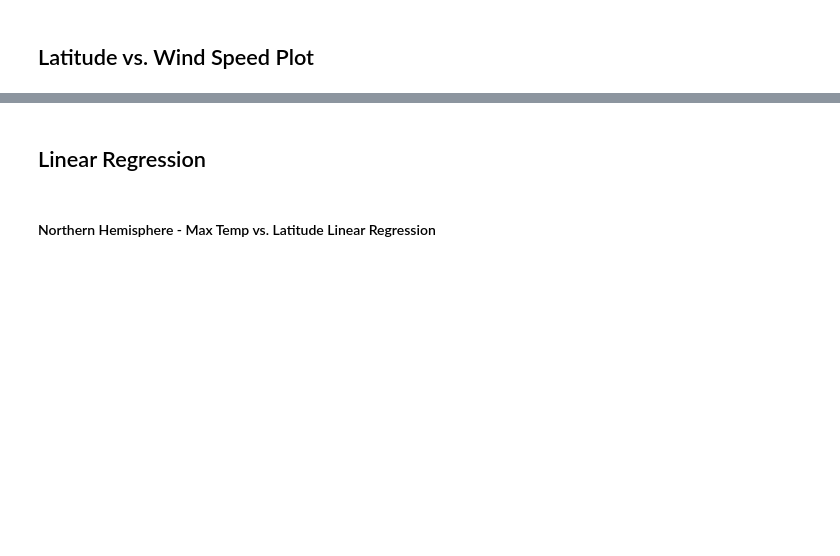
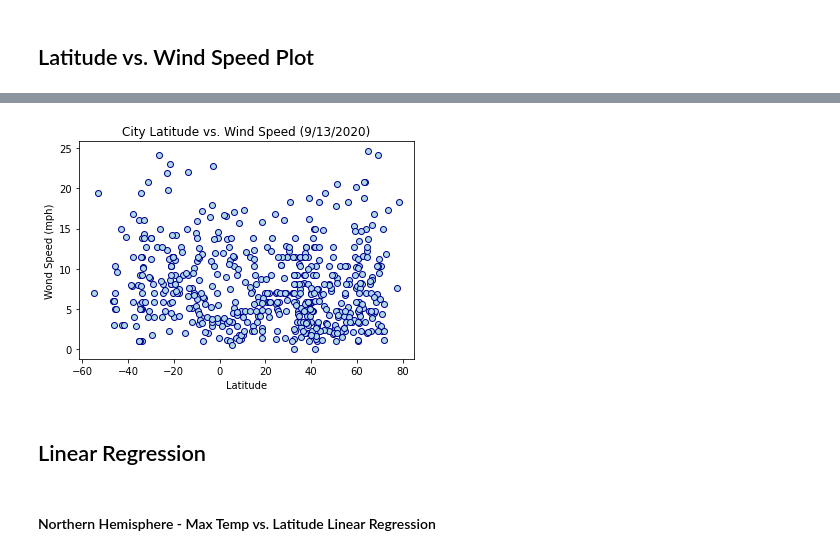
Before and after one commit to mcbien/python_apis_challenge, a Jupyter notebook: WeatherPy.ipynb, the cells around one changed output, grey strips where cells are left out. Cells and saved outputs as stored; diff of their text form; code cells hidden in the pictures; blank space fills up the shorter version.

```diff
--- a/WeatherPy.ipynb
+++ b/WeatherPy.ipynb
@@ -204,3 +230,15 @@ Int64Index([], dtype='int64')
+# %%
+x_data = weather_data["Lat"]
+y_data = weather_data["Wind Speed"]
+plt.scatter(x=x_data, y=y_data, marker="o",facecolors="lightblue",edgecolors="darkblue")
+today = pd.to_datetime('today')
+plt.title(f"City Latitude vs. Wind Speed ({today.month}/{today.day}/{today.year})")
+plt.xlabel("Latitude")
+plt.ylabel("Wond Speed (mph)")
+output_path_fig4 = os.path.join("output_data","fig4.png")
+plt.savefig(output_path_fig4)
+# %% [output]
+[figure, added]
 # %% [markdown]
 ## Linear Regression
 # %% [markdown]
```
Also changed, not shown: parts of 18 cells of this notebook, 5 other files.
